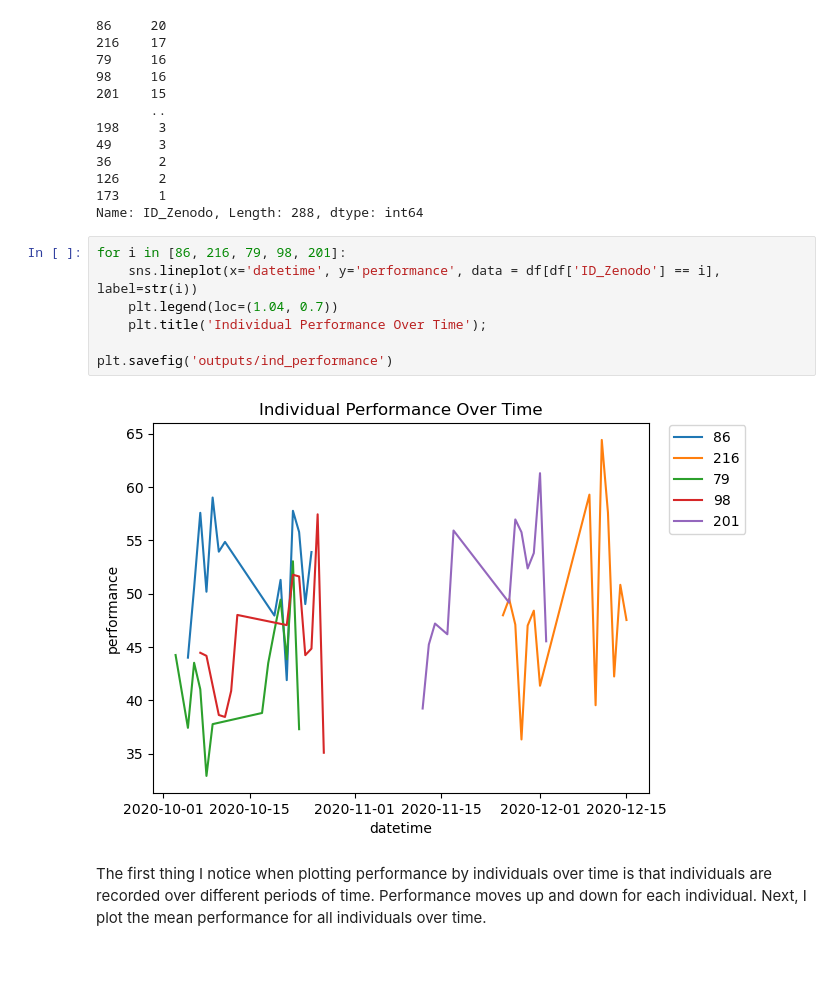
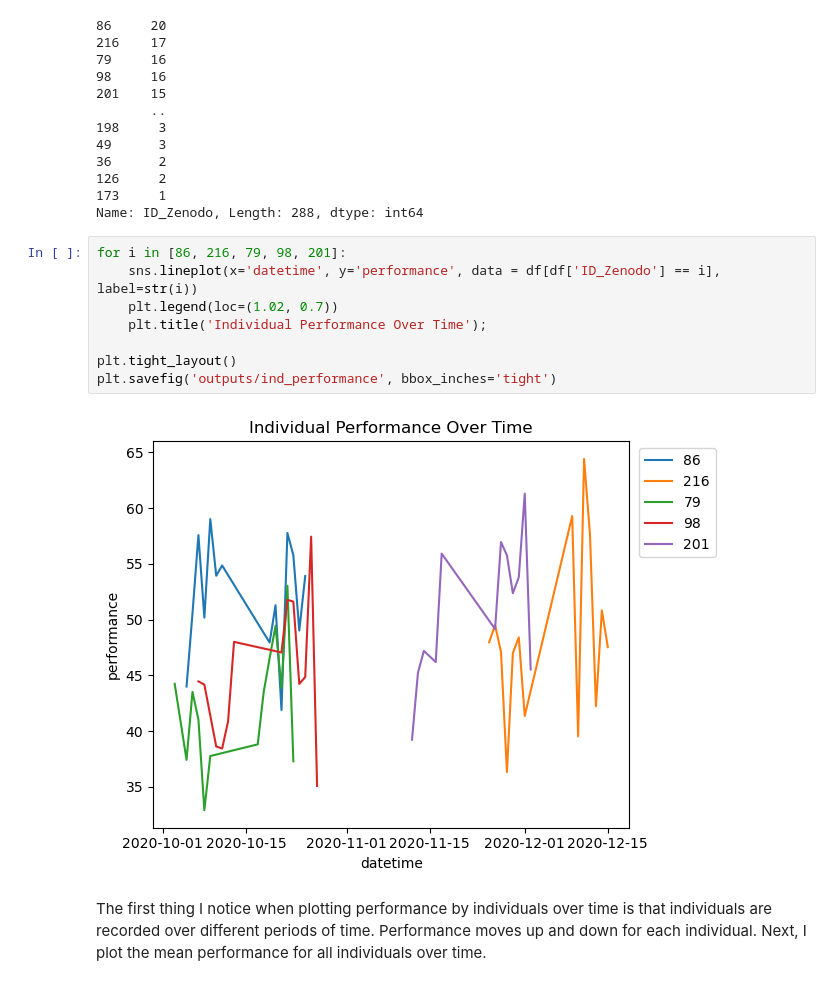
Before and after one commit to UCB-stat-159-s23/project-Group18, a Jupyter notebook: PerformanceOverTime.ipynb, the cells around one changed output. Cells and saved outputs as stored; diff of their text form.

```diff
--- a/PerformanceOverTime.ipynb
+++ b/PerformanceOverTime.ipynb
@@ -79,12 +79,13 @@ Name: ID_Zenodo, Length: 288, dtype: int64
 # %%
 for i in [86, 216, 79, 98, 201]:
     sns.lineplot(x='datetime', y='performance', data = df[df['ID_Zenodo'] == i], label=str(i))
-    plt.legend(loc=(1.04, 0.7))
+    plt.legend(loc=(1.02, 0.7))
     plt.title('Individual Performance Over Time');
 
-plt.savefig('outputs/ind_performance')
+plt.tight_layout()
+plt.savefig('outputs/ind_performance', bbox_inches='tight')
 # %% [output]
-[figure, old version]
+[figure, new version]
 # %% [markdown]
 The first thing I notice when plotting performance by individuals over time is that individuals are recorded over different periods of time. Performance moves up and down for each individual. Next, I plot the mean performance for all individuals over time.
 # %%
```
Also changed, not shown: parts of 3 cells of this notebook, 4 other files.
